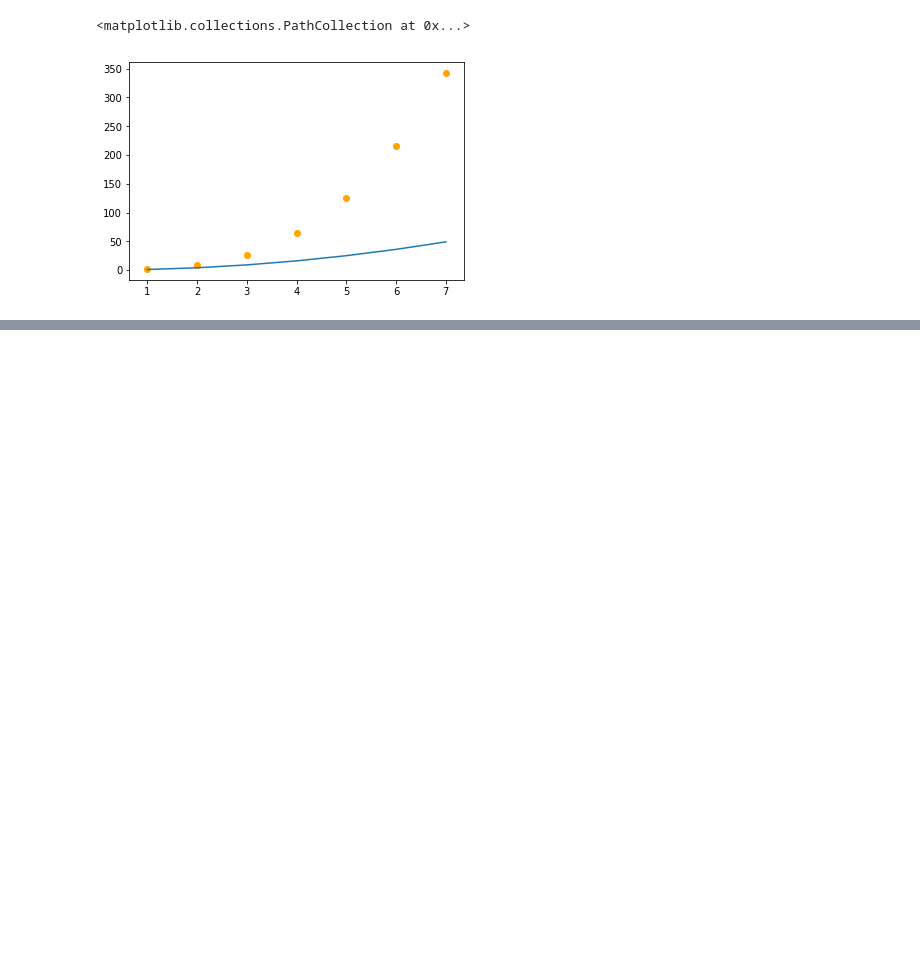
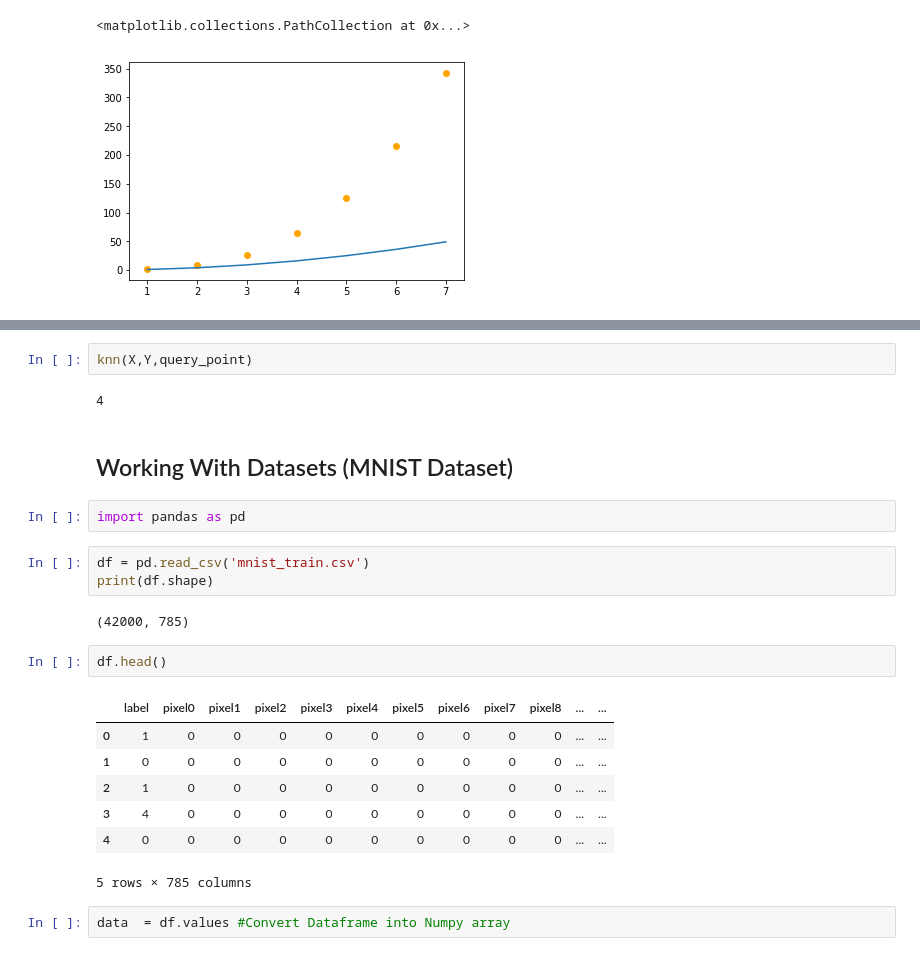
Before and after one commit to prateek27/daviet_workshop, a Jupyter notebook: Libraries.ipynb, the cells around one changed output, grey strips where cells are left out. Cells and saved outputs as stored; diff of their text form; blank space fills up the shorter version.

```diff
--- a/Libraries.ipynb
+++ b/Libraries.ipynb
@@ -142,0 +195,25 @@ plt.scatter(a,a**3,c='orange')
+# %%
+knn(X,Y,query_point)
+# %% [output]
+4
+# %% [markdown]
+## Working With Datasets (MNIST Dataset)
+# %%
+import pandas as pd
+# %%
+df = pd.read_csv('mnist_train.csv')
+print(df.shape)
+# %% [output]
+(42000, 785)
+# %%
+df.head()
+# %% [output]
+|  | label | pixel0 | pixel1 | pixel2 | pixel3 | pixel4 | pixel5 | pixel6 | pixel7 | pixel8 | ... | ... |
+| 0 | 1 | 0 | 0 | 0 | 0 | 0 | 0 | 0 | 0 | 0 | ... | ... |
+| 1 | 0 | 0 | 0 | 0 | 0 | 0 | 0 | 0 | 0 | 0 | ... | ... |
+| 2 | 1 | 0 | 0 | 0 | 0 | 0 | 0 | 0 | 0 | 0 | ... | ... |
+| 3 | 4 | 0 | 0 | 0 | 0 | 0 | 0 | 0 | 0 | 0 | ... | ... |
+| 4 | 0 | 0 | 0 | 0 | 0 | 0 | 0 | 0 | 0 | 0 | ... | ... |
+5 rows × 785 columns
+# %%
+data  = df.values #Convert Dataframe into Numpy array
```
Also changed, not shown: parts of 14 cells of this notebook, 1 other file.
